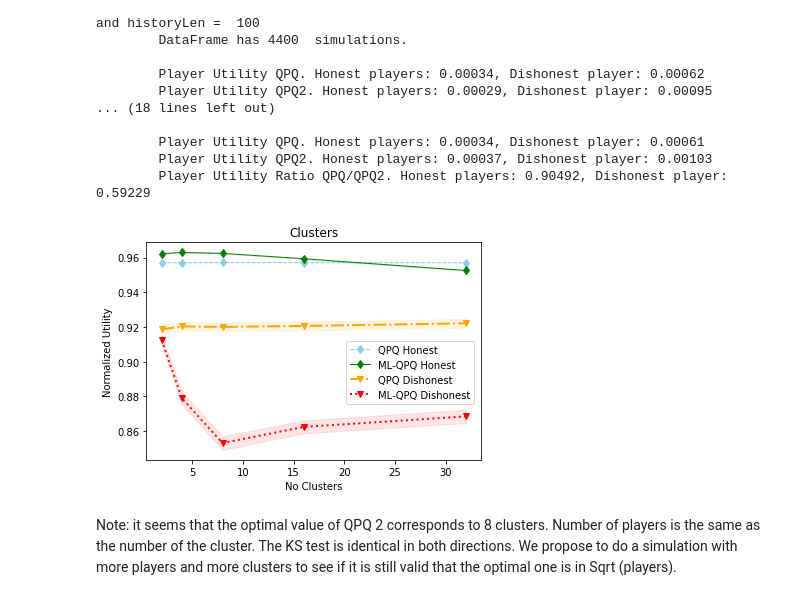
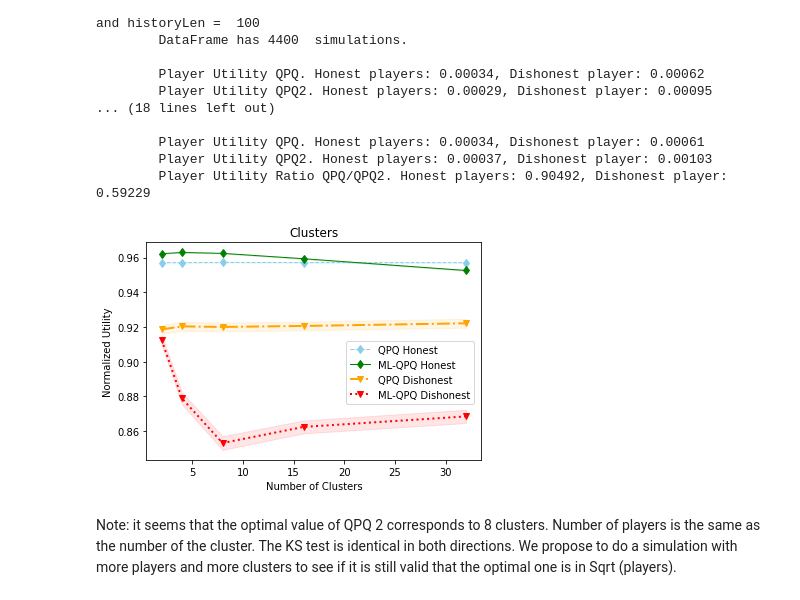
Before and after one commit to GCGImdea/QPQ, a Jupyter notebook: QPQ2Simulations/Comparative Analysis v0.5.ipynb, the cells around one changed output. Saved outputs shown, nothing was run; the diff lists cells and outputs as text; code cells hidden in the pictures.

```diff
--- a/QPQ2Simulations/Comparative Analysis v0.5.ipynb
+++ b/QPQ2Simulations/Comparative Analysis v0.5.ipynb
@@ -436,35 +436,35 @@ for idx0, historyLen in enumerate(historyLenArray):
                         simresults['confidence_intervalDishonestsLow2'].append(NormalizeUtility(confidence_intervalD2[0], numplayers))
                         simresults['confidence_intervalDishonestsHigh1'].append(NormalizeUtility(confidence_intervalD1[1], numplayers))
                         simresults['confidence_intervalDishonestsHigh2'].append(NormalizeUtility(confidence_intervalD2[1], numplayers))
                     else:
                         simresults['UtilityDishonests1'].append(0)
                         simresults['UtilityDishonests2'].append(0)
                         simresults['QPQ/QPQ2_Dishonests'].append(1)
                         simresults['confidence_intervalDishonestsLow1'].append(float(0))
                         simresults['confidence_intervalDishonestsLow2'].append(float(0))
                         simresults['confidence_intervalDishonestsHigh1'].append(float(0))
                         simresults['confidence_intervalDishonestsHigh2'].append(float(0))
 
                     simresults['numclusters'].append(numclusters)
 
 rst = pd.DataFrame(data=simresults)
 # multiple line plot
 plt.plot( 'numclusters', 'UtilityHonests1', data=rst, marker='d', color='skyblue', linestyle='--', linewidth=1, label="QPQ Honest")
 plt.plot( 'numclusters', 'UtilityHonests2', data=rst, marker='d', color='green', linestyle='-', linewidth=1, label="ML-QPQ Honest")
 plt.fill_between('numclusters','confidence_intervalHonestsHigh1','confidence_intervalHonestsLow1', data=rst, color='skyblue', alpha=.10)
 plt.fill_between('numclusters','confidence_intervalHonestsHigh2','confidence_intervalHonestsLow2', data=rst, color='green', alpha=.10)
 plt.plot( 'numclusters', 'UtilityDishonests1', data=rst, marker='v', color='orange', linestyle='-.', linewidth=2, label="QPQ Dishonest")
 plt.plot( 'numclusters', 'UtilityDishonests2', data=rst, marker='v', color='red', linestyle=':', linewidth=2, label="ML-QPQ Dishonest")
 plt.fill_between('numclusters','confidence_intervalDishonestsHigh1','confidence_intervalDishonestsLow1', data=rst, color='orange', alpha=.10)
 plt.fill_between('numclusters','confidence_intervalDishonestsHigh2','confidence_intervalDishonestsLow2', data=rst, color='red', alpha=.10)
 plt.title("Clusters")
-plt.xlabel("No Clusters")
+plt.xlabel("Number of Clusters")
 plt.ylabel("Normalized Utility");
 plt.legend(bbox_to_anchor=(0.58, 0.57), loc='upper left')
 #plt.savefig(commondir + 'images/noclusters.eps', format='eps')
 plt.savefig(commondir + 'images/noclusters.pdf', format='pdf')
 # %% [output]
-[figure, old version]
+[figure, new version]
 # %% [markdown]
 Note: it seems that the optimal value of QPQ 2 corresponds to 8 clusters. Number of players is the same as the number of the cluster. The KS test is identical in both directions.
 We propose to do a simulation with more players and more clusters to see if it is still valid that the optimal one is in Sqrt (players).
```
Also changed, not shown: 19 other files.
